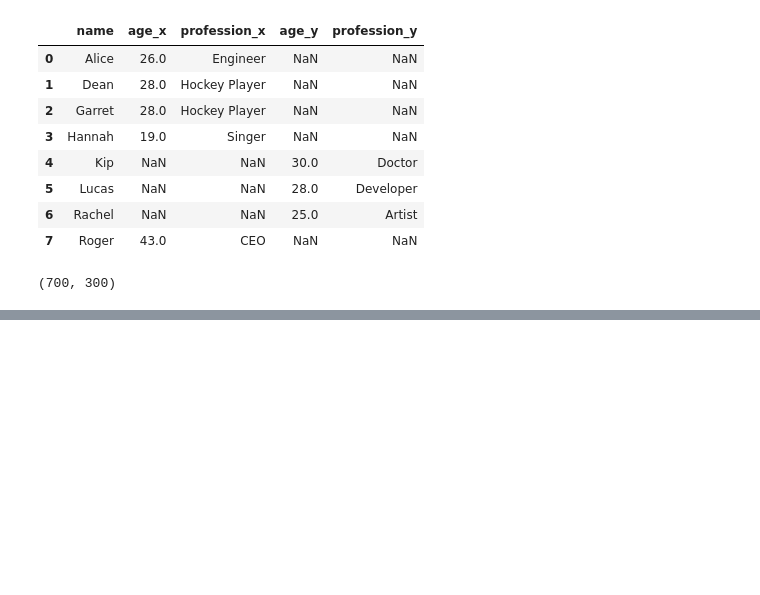
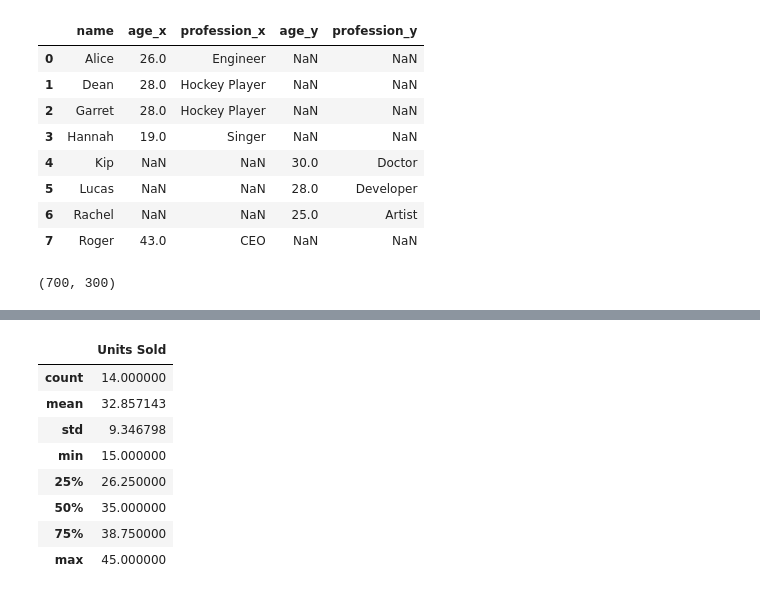
Before and after one commit to KirtikaPuniani/python-coding-practice, a Jupyter notebook: PandasPractice.ipynb, the cells around one changed output, grey strips where cells are left out. Saved outputs shown, nothing was run; the diff lists cells and outputs as text; code cells hidden in the pictures; blank space fills up the shorter version.

```diff
--- a/PandasPractice.ipynb
+++ b/PandasPractice.ipynb
@@ -439,0 +484,12 @@ SumByCategory(lists)
+# %%
+df.describe()
+# %% [output]
+|  | Units Sold |
+| count | 14.000000 |
+| mean | 32.857143 |
+| std | 9.346798 |
+| min | 15.000000 |
+| 25% | 26.250000 |
+| 50% | 35.000000 |
+| 75% | 38.750000 |
+| max | 45.000000 |
```
Also changed, not shown: parts of 9 cells of this notebook.
